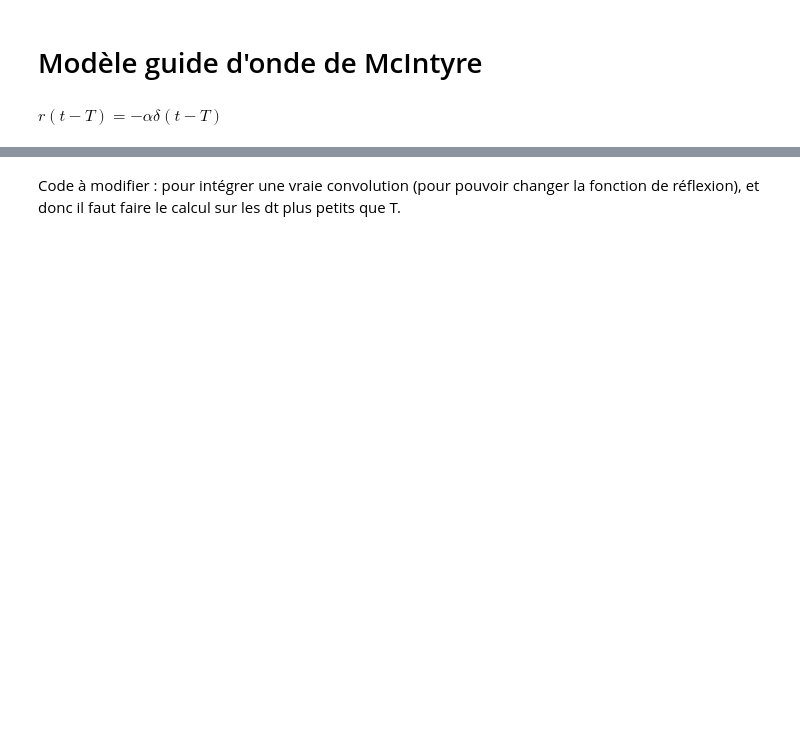
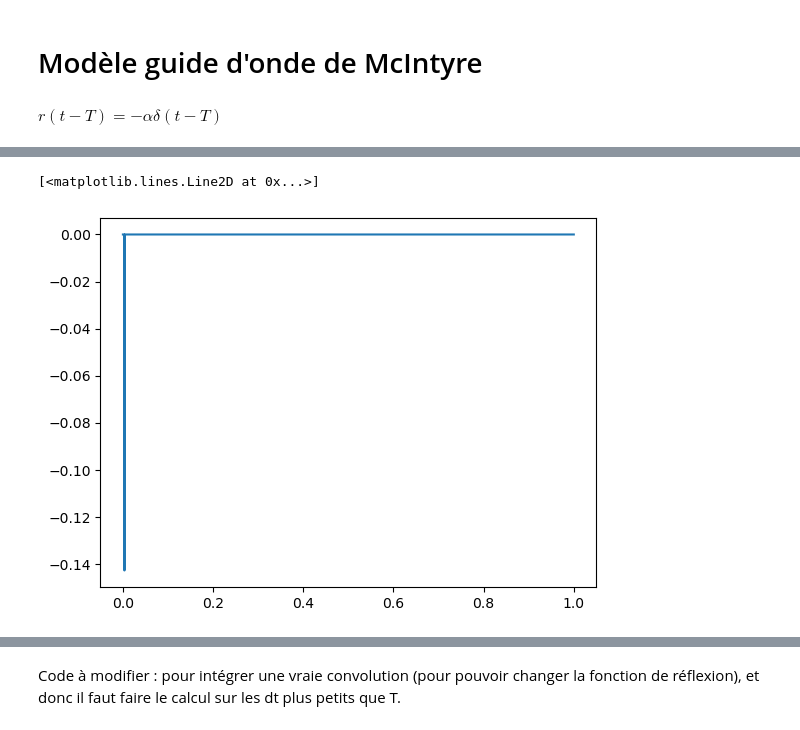
Before and after one commit to ClementineBerger/Auto-oscillations, a Jupyter notebook: modelisation_physique/mcIntyre.ipynb, the cells around one changed output, grey strips where cells are left out. Cells and saved outputs as stored; diff of their text form; code cells hidden in the pictures; blank space fills up the shorter version.

```diff
--- a/modelisation_physique/mcIntyre.ipynb
+++ b/modelisation_physique/mcIntyre.ipynb
@@ -139,0 +134,18 @@ plt.plot(sim_time,p)
+# %%
+Nsim = len(time)
+
+p = np.zeros_like(time)
+u = np.zeros_like(time)
+
+
+gamma = 0.6
+zeta = 0.4
+tab_p, tab_F = tableau_F(-5,5,2000,gamma,zeta)
+solvF = tab_p - tab_F
+
+i_act = np.argmin(np.abs(tab_p-gamma)) + 1
+
+plt.plot(time, reflex_list)
+# %% [output]
+[<matplotlib.lines.Line2D at 0x...>]
+[figure, added]
```
Also changed, not shown: parts of 9 cells of this notebook.
